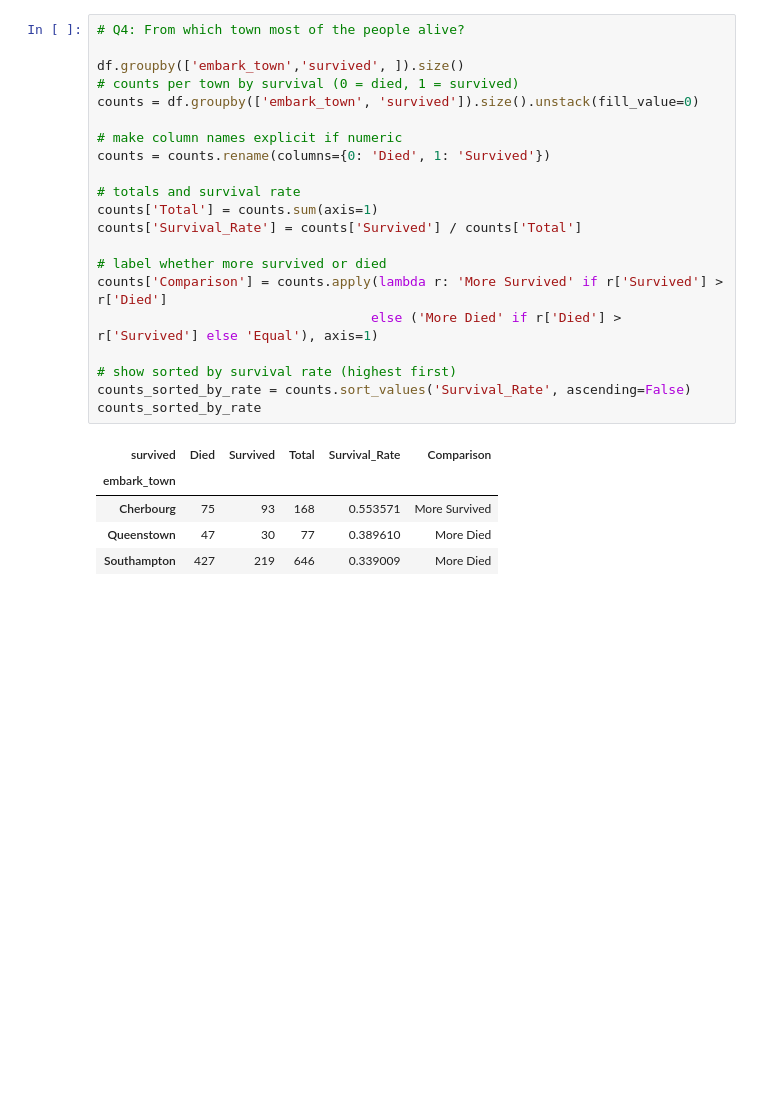
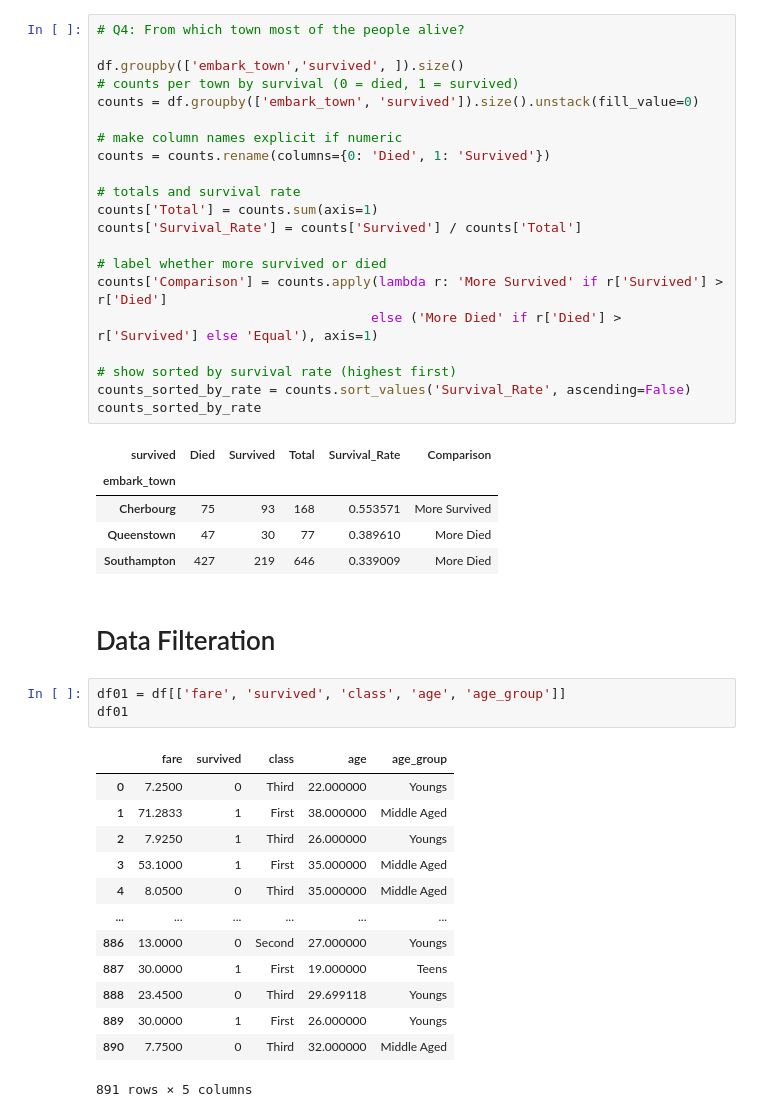
Before and after one commit to Munaam17/eda_project, a Jupyter notebook: notebooks/eda_titanic.ipynb, the cells around one changed output. Saved outputs shown, nothing was run; the diff lists cells and outputs as text; blank space fills up the shorter version.

Commit message:
Data filteration

```diff
--- a/notebooks/eda_titanic.ipynb
+++ b/notebooks/eda_titanic.ipynb
@@ -549,3 +549,22 @@ counts_sorted_by_rate
 | Cherbourg | 75 | 93 | 168 | 0.553571 | More Survived |
 | Queenstown | 47 | 30 | 77 | 0.389610 | More Died |
 | Southampton | 427 | 219 | 646 | 0.339009 | More Died |
+# %% [markdown]
+# Data Filteration
+# %%
+df01 = df[['fare', 'survived', 'class', 'age', 'age_group']]
+df01
+# %% [output]
+|  | fare | survived | class | age | age_group |
+| 0 | 7.2500 | 0 | Third | 22.000000 | Youngs |
+| 1 | 71.2833 | 1 | First | 38.000000 | Middle Aged |
+| 2 | 7.9250 | 1 | Third | 26.000000 | Youngs |
+| 3 | 53.1000 | 1 | First | 35.000000 | Middle Aged |
+| 4 | 8.0500 | 0 | Third | 35.000000 | Middle Aged |
+| ... | ... | ... | ... | ... | ... |
+| 886 | 13.0000 | 0 | Second | 27.000000 | Youngs |
+| 887 | 30.0000 | 1 | First | 19.000000 | Teens |
+| 888 | 23.4500 | 0 | Third | 29.699118 | Youngs |
+| 889 | 30.0000 | 1 | First | 26.000000 | Youngs |
+| 890 | 7.7500 | 0 | Third | 32.000000 | Middle Aged |
+891 rows × 5 columns
```
Also changed, not shown: parts of 1 cell of this notebook.
